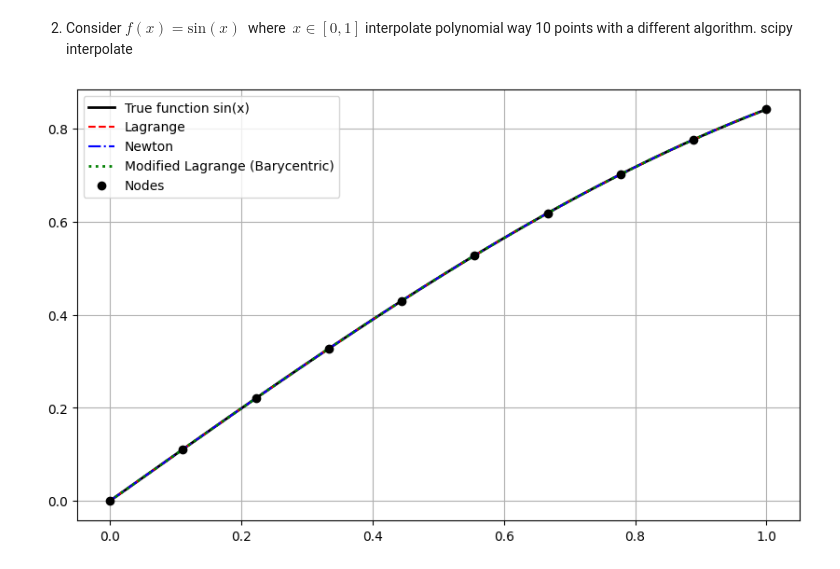
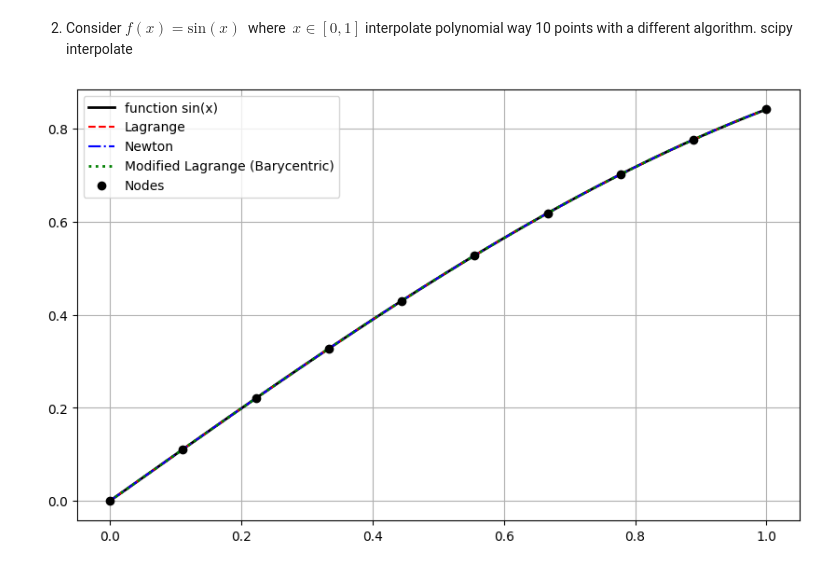
Before and after one commit to az2756004/Scientific-Computing, a Jupyter notebook: week1_code.ipynb, the cells around one changed output. Drawn from its saved outputs; the diff is of its cells as text; code cells hidden in the pictures.

```diff
--- a/week1_code.ipynb
+++ b/week1_code.ipynb
@@ -95,32 +95,32 @@ def divided_differences(x_nodes, y_nodes):
     for j in range(1, n):
         coef[j:n] = (coef[j:n] - coef[j-1:n-1]) / (x_nodes[j:n] - x_nodes[0:n-j])
     return coef
 
 def newton_interpolation(x_nodes, coef, x_eval):
     n = len(coef)
     P = coef[-1] * np.ones_like(x_eval)
     for k in range(n-2, -1, -1):
         P = P * (x_eval - x_nodes[k]) + coef[k]
     return P
 
 coef_newton = divided_differences(x_nodes, y_nodes)
 y_newton = newton_interpolation(x_nodes, coef_newton, x_true)
 
 
 # 3. Modified Lagrange
 interp_bary = BarycentricInterpolator(x_nodes, y_nodes)
 y_bary = interp_bary(x_true)
 
 
 # 畫圖比較
 plt.figure(figsize=(10,6))
-plt.plot(x_true, y_true, 'k', linewidth=2, label="True function sin(x)")
+plt.plot(x_true, y_true, 'k', linewidth=2, label="function sin(x)")
 plt.plot(x_true, y_lagrange, 'r--', label="Lagrange")
 plt.plot(x_true, y_newton, 'b-.', label="Newton")
 plt.plot(x_true, y_bary, 'g:', linewidth=2, label="Modified Lagrange (Barycentric)")
 plt.plot(x_nodes, y_nodes, 'ko', label="Nodes")
 plt.legend()
 plt.grid(True)
 plt.show()
 # %% [output]
-[figure, old version]
+[figure, new version]
```
Also changed, not shown: parts of 1 cell of this notebook.
